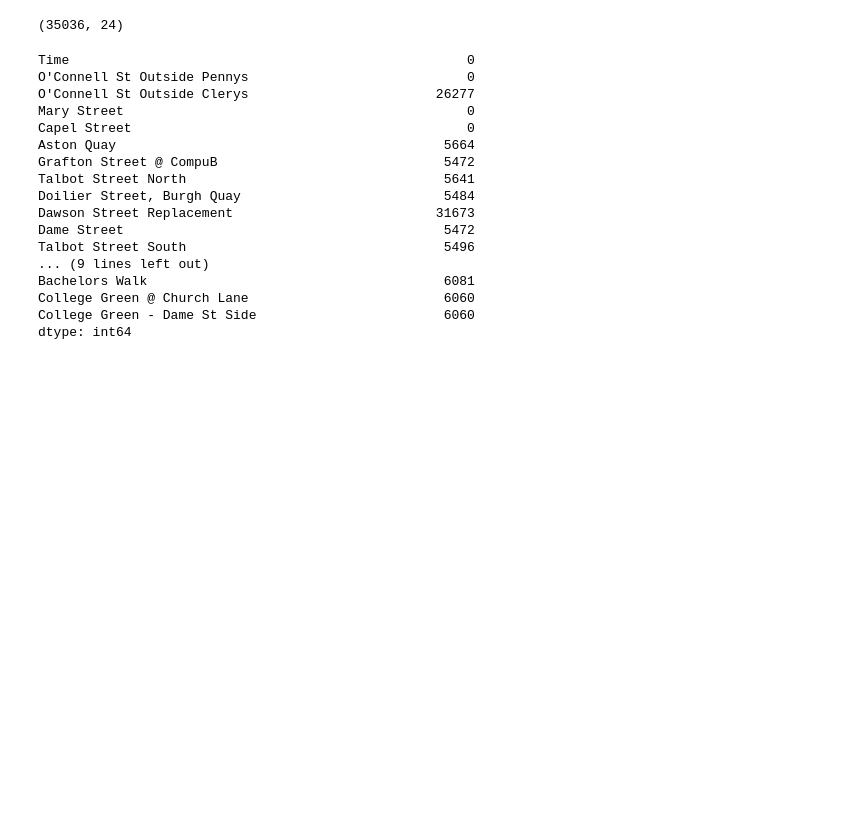
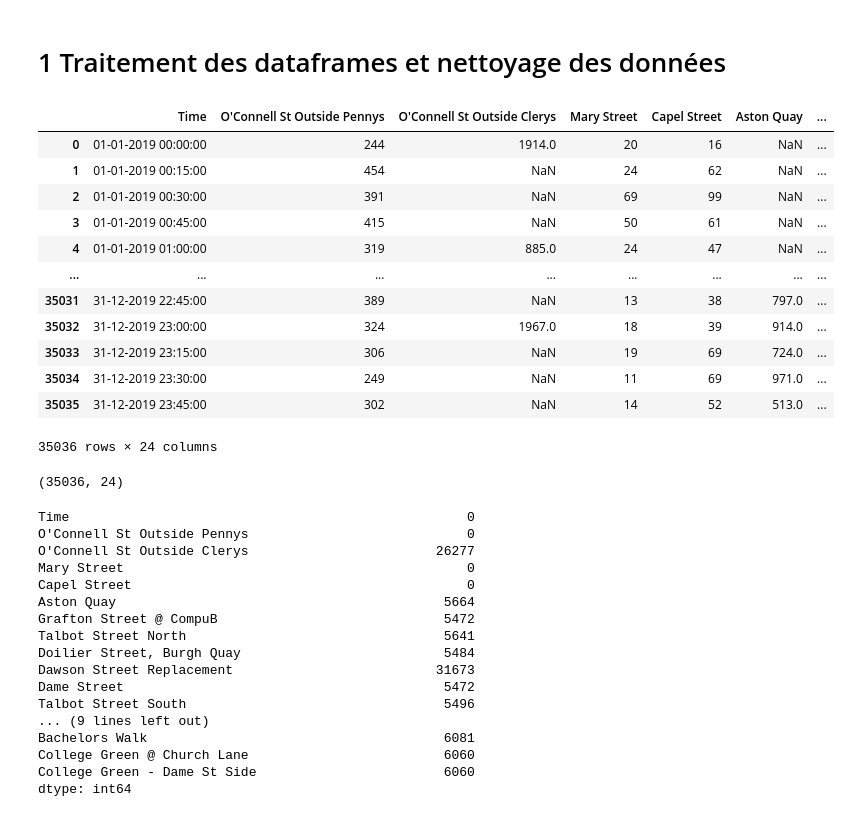
Before and after one commit to Pabaz22/slcities, a Jupyter notebook: notebooks/data_cleaning_VL.ipynb, the cells around one changed output. Drawn from its saved outputs; the diff is of its cells as text; code cells hidden in the pictures; blank space fills up the shorter version.

```diff
--- a/notebooks/data_cleaning_VL.ipynb
+++ b/notebooks/data_cleaning_VL.ipynb
@@ -1,7 +1,25 @@
 # %%
 import pandas as pd
+# %% [markdown]
+# 1 Traitement des dataframes et nettoyage des données
 # %%
-data_2019 = pd.read_csv('raw_data/dcc-2019-pedestrian-footfall-count-jan-dec_14082020.csv')
+data_2019 = pd.read_csv('../raw_data/dcc-2019-pedestrian-footfall-count-jan-dec_14082020.csv')
+# %%
+data_2019
+# %% [output]
+|  | Time | O'Connell St Outside Pennys | O'Connell St Outside Clerys | Mary Street | Capel Street | Aston Quay | ... |
+| 0 | 01-01-2019 00:00:00 | 244 | 1914.0 | 20 | 16 | NaN | ... |
+| 1 | 01-01-2019 00:15:00 | 454 | NaN | 24 | 62 | NaN | ... |
+| 2 | 01-01-2019 00:30:00 | 391 | NaN | 69 | 99 | NaN | ... |
+| 3 | 01-01-2019 00:45:00 | 415 | NaN | 50 | 61 | NaN | ... |
+| 4 | 01-01-2019 01:00:00 | 319 | 885.0 | 24 | 47 | NaN | ... |
+| ... | ... | ... | ... | ... | ... | ... | ... |
+| 35031 | 31-12-2019 22:45:00 | 389 | NaN | 13 | 38 | 797.0 | ... |
+| 35032 | 31-12-2019 23:00:00 | 324 | 1967.0 | 18 | 39 | 914.0 | ... |
+| 35033 | 31-12-2019 23:15:00 | 306 | NaN | 19 | 69 | 724.0 | ... |
+| 35034 | 31-12-2019 23:30:00 | 249 | NaN | 11 | 69 | 971.0 | ... |
+| 35035 | 31-12-2019 23:45:00 | 302 | NaN | 14 | 52 | 513.0 | ... |
+35036 rows × 24 columns
 # %%
 data_2019.shape
 # %% [output]
```
Also changed, not shown: parts of 19 cells of this notebook.
